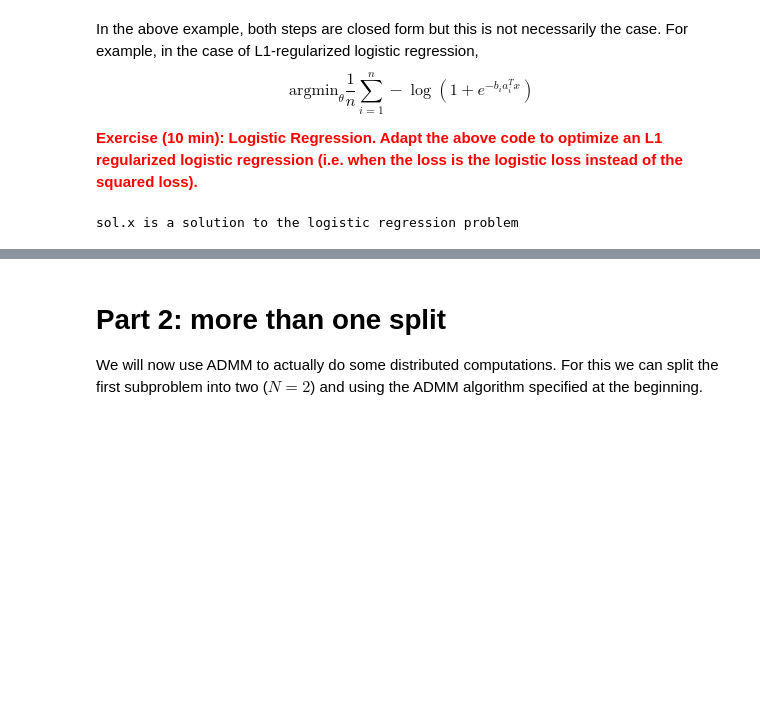
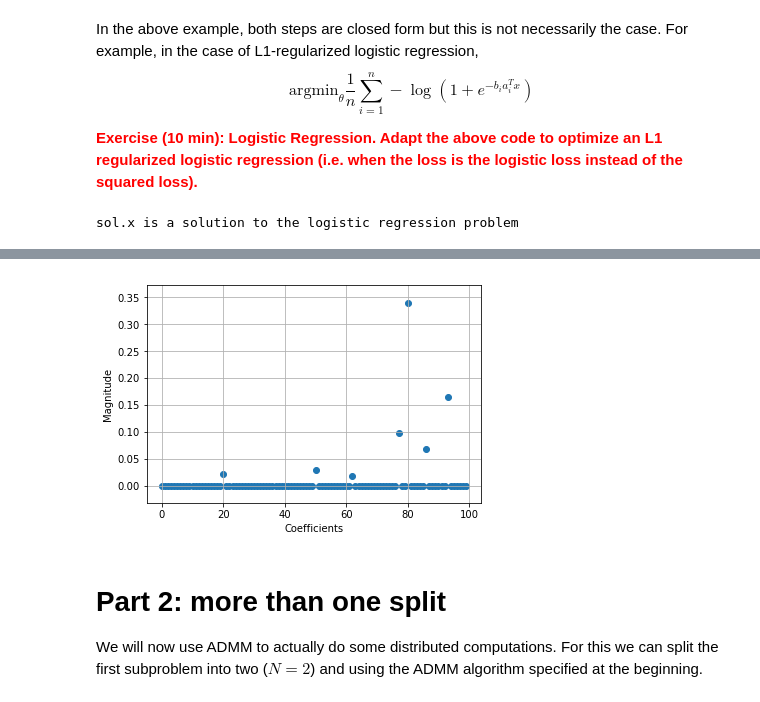
Before and after one commit to fabianp/DSOML_2017, a Jupyter notebook: 05-ADMM.ipynb, the cells around one changed output, grey strips where cells are left out. Saved outputs shown, nothing was run; the diff lists cells and outputs as text; code cells hidden in the pictures; blank space fills up the shorter version.

```diff
--- a/05-ADMM.ipynb
+++ b/05-ADMM.ipynb
@@ -177,3 +209,12 @@ sol.x is a solution to the logistic regression problem
+# %%
+# let's also look at the coefficients of the solution
+plt.scatter(np.arange(len(theta)), theta)
+plt.ylabel('Magnitude')
+plt.xlabel('Coefficients')
+plt.grid()
+plt.show()
+# %% [output]
+[figure, added]
 # %% [markdown]
 # Part 2: more than one split
 
```
Also changed, not shown: parts of 10 cells of this notebook, 2 other files.
